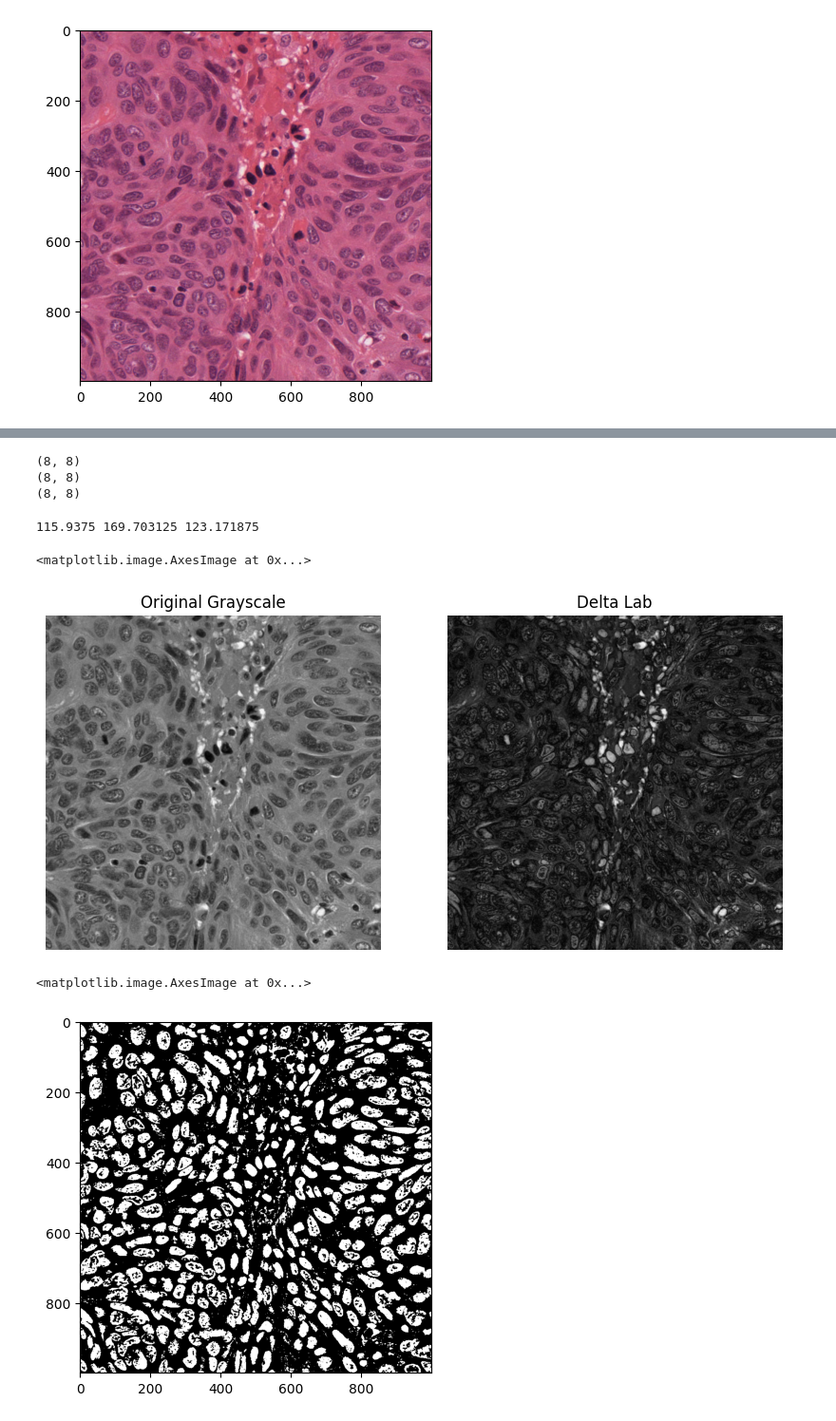
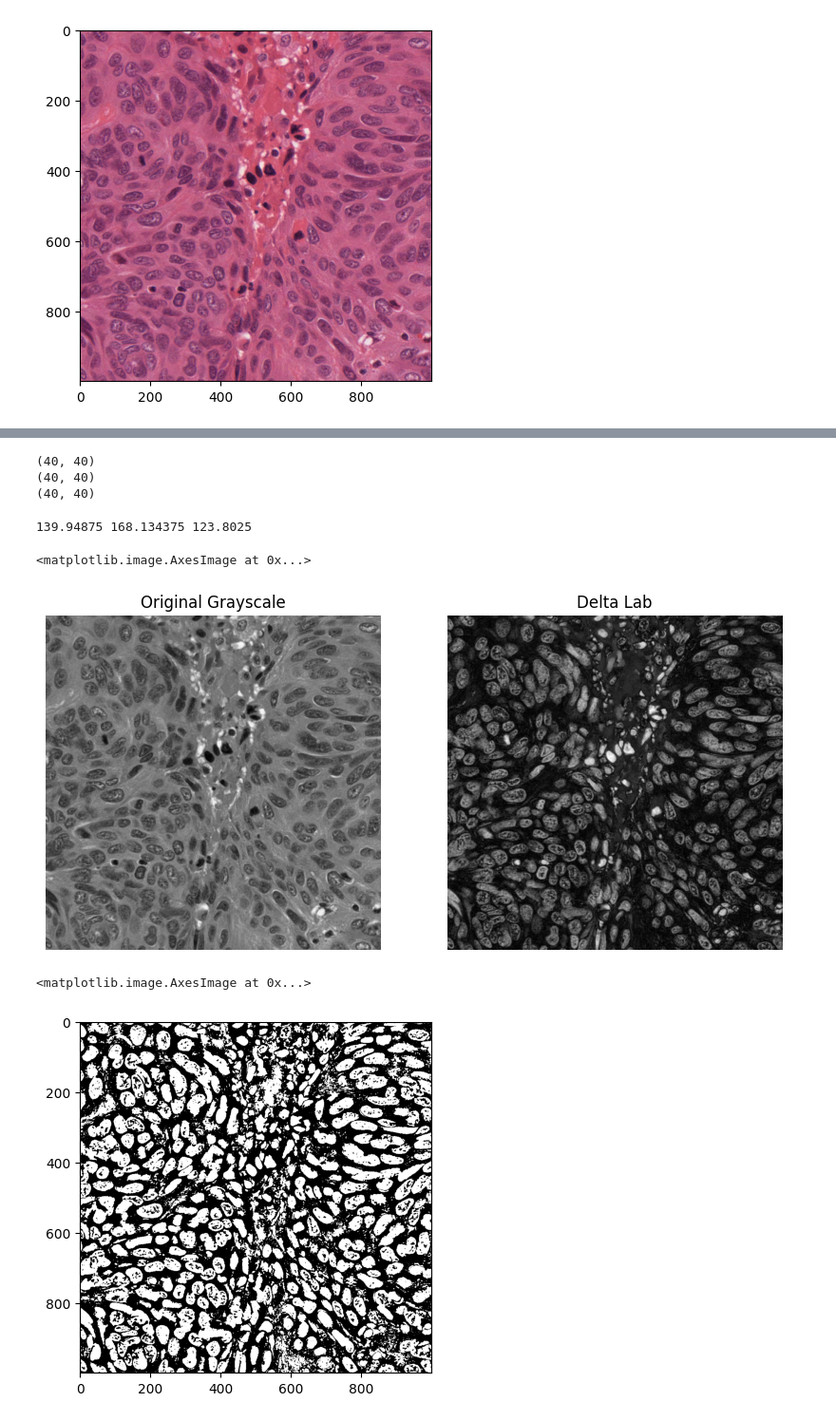
Before and after one commit to vktr274/computer-vision-image-correction-enhancement, a Jupyter notebook: experiment_2.ipynb, the cells around one changed output, grey strips where cells are left out. Shown at 95% size. Saved outputs shown, nothing was run; the diff lists cells and outputs as text; code cells hidden in the pictures.

```diff
--- a/experiment_2.ipynb
+++ b/experiment_2.ipynb
@@ -41,7 +41,7 @@ plt.imshow(rgb_images[image_index])
 <matplotlib.image.AxesImage at 0x...>
 [figure]
 # %%
-nucleus_radius = 4
+nucleus_radius = 20
 
 x_low = x_click - nucleus_radius
 x_high = x_click + nucleus_radius
@@ -66,9 +66,9 @@ print(L_ch_nucleus.shape)
 print(a_ch_nucleus.shape)
 print(b_ch_nucleus.shape)
 # %% [output]
-(8, 8)
-(8, 8)
-(8, 8)
+(40, 40)
+(40, 40)
+(40, 40)
 # %%
 L_mean_nucleus = np.mean(L_ch_nucleus)
 a_mean_nucleus = np.mean(a_ch_nucleus)
@@ -76,7 +76,7 @@ b_mean_nucleus = np.mean(b_ch_nucleus)
 
 print(L_mean_nucleus, a_mean_nucleus, b_mean_nucleus)
 # %% [output]
-115.9375 169.703125 123.171875
+139.94875 168.134375 123.8025
 # %%
 delta_lab = np.zeros((lab_img.shape[0], lab_img.shape[1]), dtype=np.uint8)
 
@@ -88,8 +88,6 @@ for i in range(lab_img.shape[0]):
         delta_E = np.sqrt(delta_L**2 + delta_a**2 + delta_b**2)
         delta_lab[i,j] = delta_E
 # %%
-gray_img = cv2.cvtColor(lab_img_new, cv2.COLOR_RGB2GRAY)
-
 rows = 1
 columns = 2
 
@@ -106,10 +104,10 @@ plt.title("Delta Lab")
 plt.imshow(delta_lab, cmap="gray")
 # %% [output]
 <matplotlib.image.AxesImage at 0x...>
-[figure, old version]
+[figure, new version]
 # %%
-bin_img = cv2.adaptiveThreshold(gray_img, 255, cv2.ADAPTIVE_THRESH_MEAN_C, cv2.THRESH_BINARY_INV, 55, 3)
+bin_img = cv2.adaptiveThreshold(delta_lab, 255, cv2.ADAPTIVE_THRESH_MEAN_C, cv2.THRESH_BINARY, 55, 3)
 plt.imshow(bin_img, cmap="gray")
 # %% [output]
 <matplotlib.image.AxesImage at 0x...>
-[figure, old version]
+[figure, new version]
```
Also changed, not shown: parts of 2 cells of this notebook.
